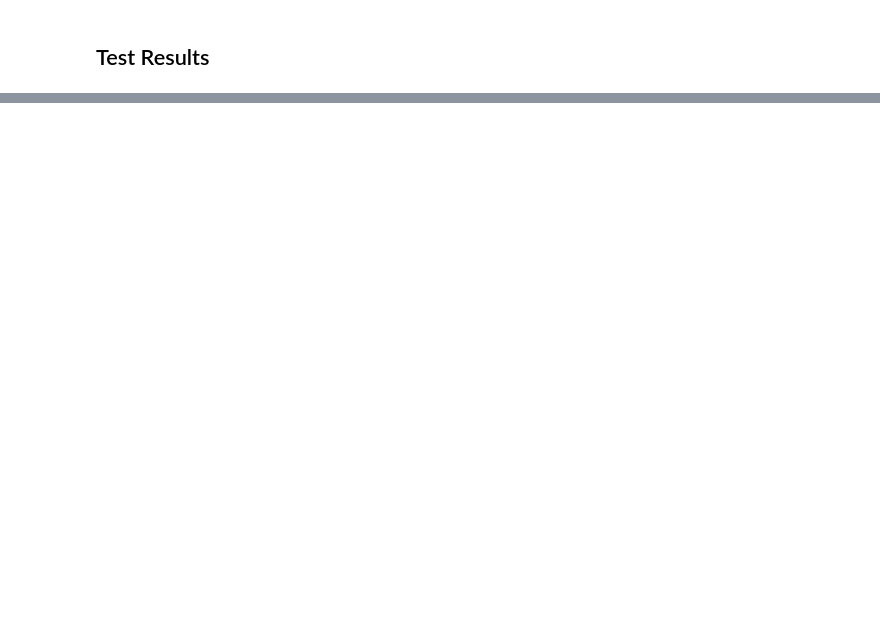
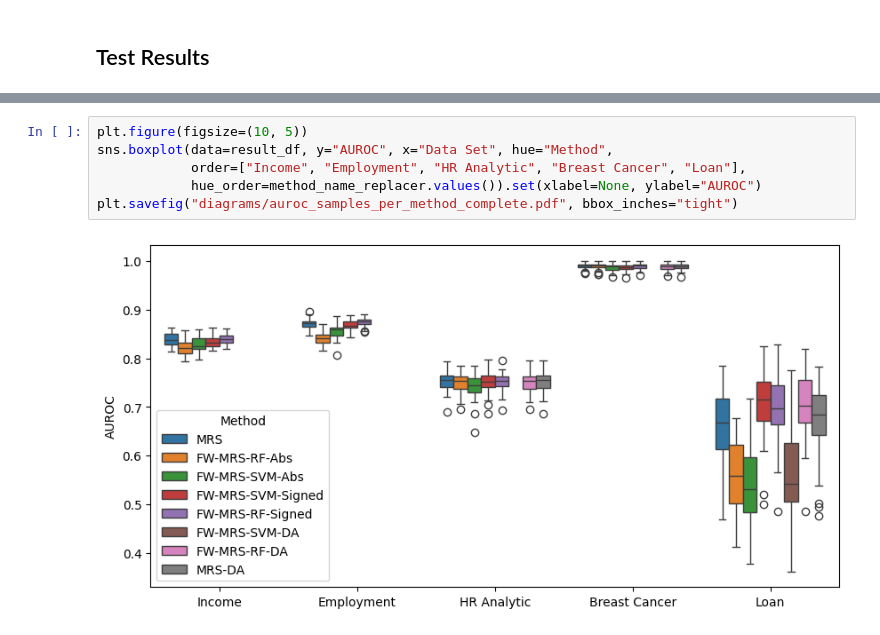
Before and after one commit to kramerlab/FeatureWeightDebiasing, a Jupyter notebook: notebooks/create_boxplots.ipynb, the cells around one changed output, grey strips where cells are left out. Drawn from its saved outputs; the diff is of its cells as text; blank space fills up the shorter version.

```diff
--- a/notebooks/create_boxplots.ipynb
+++ b/notebooks/create_boxplots.ipynb
@@ -228,0 +269,8 @@ plt.savefig("diagrams/relative_dropped_samples_per_method_complete.pdf", bbox_in
+# %%
+plt.figure(figsize=(10, 5))
+sns.boxplot(data=result_df, y="AUROC", x="Data Set", hue="Method",
+            order=["Income", "Employment", "HR Analytic", "Breast Cancer", "Loan"],
+            hue_order=method_name_replacer.values()).set(xlabel=None, ylabel="AUROC")
+plt.savefig("diagrams/auroc_samples_per_method_complete.pdf", bbox_inches="tight")
+# %% [output]
+[figure, added]
```
Also changed, not shown: parts of 14 cells of this notebook, 15 other files.
